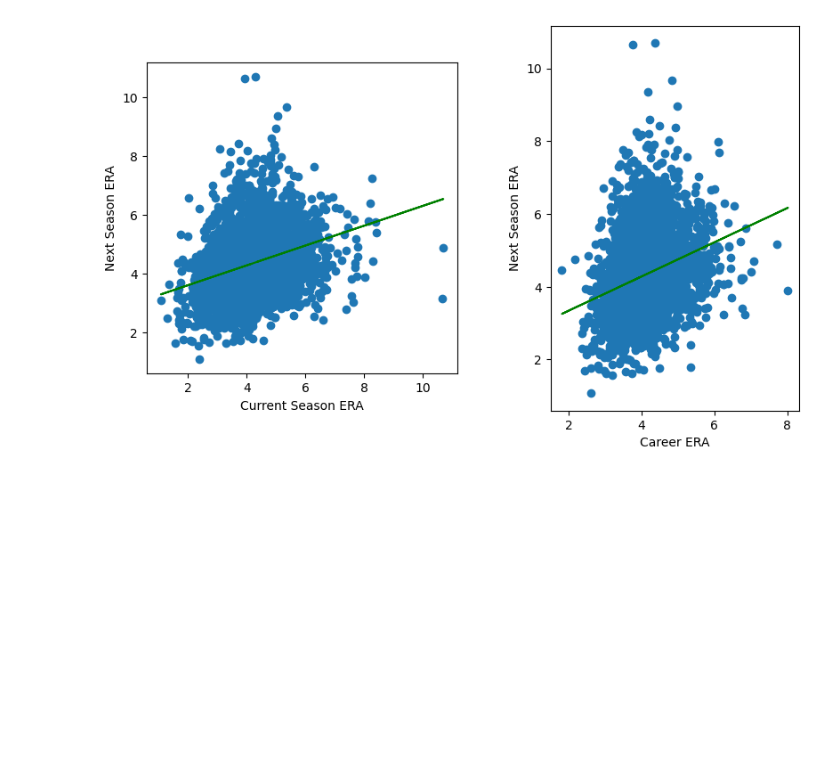
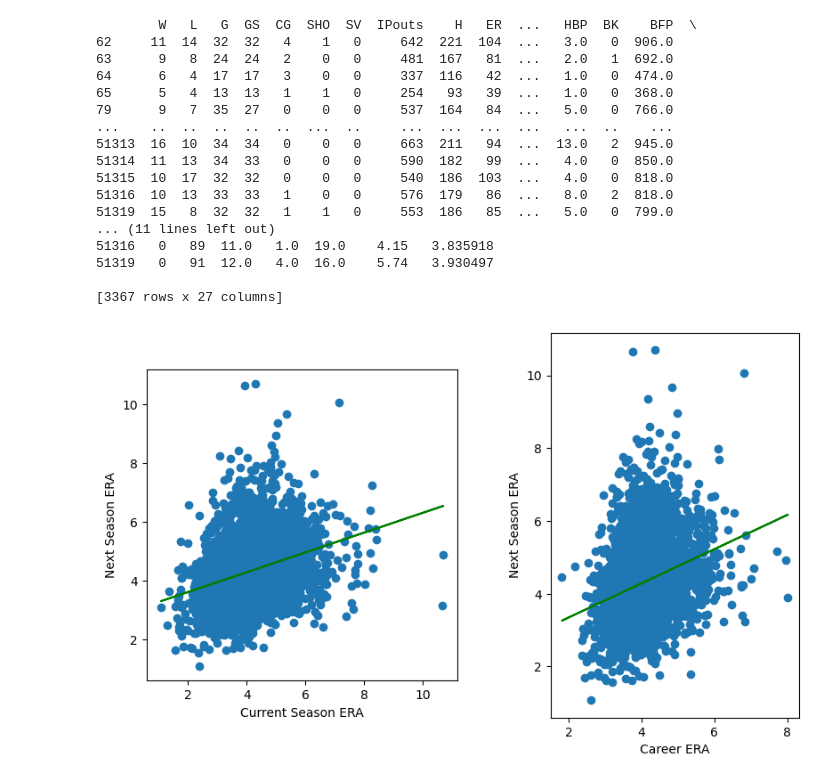
Before and after one commit to irisgant/predict-pitcher-stats, a Jupyter notebook: main.ipynb, the cells around one changed output. Saved outputs shown, nothing was run; the diff lists cells and outputs as text; code cells hidden in the pictures; blank space fills up the shorter version.

```diff
--- a/main.ipynb
+++ b/main.ipynb
@@ -1,20 +1,21 @@
 # %%
+#This project uses Sean Lahman's Baseball Database, which is accessible at https://sabr.org/lahman-database/
+#The data is licensed under a Creative Commons Attribution-ShareAlike 3.0 Unported License. For details see http://creativecommons.org/licenses/by-sa/3.0/
+
 import pandas as pd
 from numpy import NaN
 from numpy.polynomial.polynomial import polyfit
 from sklearn import linear_model, metrics, model_selection
 from matplotlib import pyplot as plt
-from pandas.plotting import scatter_matrix
 
 #read in csv with stats
 df_stats = pd.read_csv('data/Pitching.csv')
-#Older entries don't have IBB, SH, SF, GIDP, so fills these stats in as 0 if not present
-df_stats[['IBB', 'SH', 'SF', 'GIDP']] = df_stats[['IBB', 'SH', 'SF', 'GIDP']].fillna(0)
+#Older entries don't have BAOpp, IBB, SH, SF, GIDP, so fills these stats in as 0 if not present
+df_stats[['BAOpp', 'IBB', 'SH', 'SF', 'GIDP']] = df_stats[['BAOpp', 'IBB', 'SH', 'SF', 'GIDP']].fillna(0)
 #function that finds the ERA that a pitcher pitched the year after the year of the row given, fills with NaN if does not exist
 def find_next_year_era(row, df):
     to_return = df.loc[(df['playerID'] == row['playerID']) & (df['yearID'] == row['yearID'] + 1)]
     if to_return.empty:
-        print(to_return)
         return NaN
     else:
         new_value = to_return.ERA
@@ -32,22 +33,15 @@ recent_data = recent_data.dropna()
 x = recent_data.drop(recent_data.columns[0:5], axis=1)
 #remove new ERA that will be used to evaluate
 x = x.drop(recent_data.columns[30], axis=1)
-print(x)
 y = recent_data[recent_data.columns[30]]
 #split into training and testing data
 x_train, x_test, y_train, y_test = model_selection.train_test_split(x, y, test_size=0.3)
 #Create and train linear regression
-linear_regression_model = linear_model.LinearRegression()
-linear_regression_model.fit(x_train, y_train)
-linear_regression_model_pred = linear_regression_model.predict(x_test)
+model = linear_model.LinearRegression()
+model.fit(x_train, y_train)
+model_pred = model.predict(x_test)
 
-ridge_regression_model = linear_model.Ridge()
-ridge_regression_model.fit(x_train, y_train)
-ridge_regression_model_pred = ridge_regression_model.predict(x_test)
-
-print('linear r-squared: ', metrics.r2_score(y_test, linear_regression_model_pred))
-print('linear MSE: ', metrics.mean_squared_error(y_test, linear_regression_model_pred))
-print('ridge r-squared: ', metrics.r2_score(y_test, ridge_regression_model_pred))
-print('ridge MSE: ', metrics.mean_squared_error(y_test, ridge_regression_model_pred))
+print('linear r-squared: ', metrics.r2_score(y_test, model_pred))
+print('linear MSE: ', metrics.mean_squared_error(y_test, model_pred))
 print('ERA season prior: ', metrics.r2_score(recent_data.newERA, recent_data.ERA))
 # %% [output]
@@ -71,27 +51,43 @@ ERA season prior:  -0.29290742407727
 # %%
+#calculates career ERA. This isn't don't for the training data as doing this for the entire dataset makes the
+#program take 20x as long and doesn't affect the accuracy at all
 def find_career_era(row, df):
     to_return = df.loc[(df['playerID'] == row['playerID']) & (df['yearID'] <= row['yearID'])]
-    if 0 in to_return.ER.values:
-        return NaN
-    else:
-        return to_return.ER.sum() / to_return.IPouts.sum() * 27
+    return to_return.ER.sum() / to_return.IPouts.sum() * 27
 career_stats = recent_data.copy()
 career_stats['careerERA'] = career_stats.apply(find_career_era, axis=1, args=(df_stats,))
-
+career_stats = career_stats.drop(career_stats.columns[0:5], axis=1)
 fig, ax = plt.subplots(1, 2)
 ax[0].set_aspect('equal')
 
-ax[0].scatter(recent_data.ERA, recent_data.newERA)
-b0, m0 = polyfit(recent_data.ERA, recent_data.newERA, 1)
+ax[0].scatter(career_stats.ERA, career_stats.newERA)
+b0, m0 = polyfit(career_stats.ERA, career_stats.newERA, 1)
 ax[0].plot(recent_data.ERA, b0 + m0 * recent_data.ERA, 'g')
 ax[0].set(xlabel='Current Season ERA', ylabel='Next Season ERA')
-ax[1].scatter(recent_data.careerERA, recent_data.newERA)
-b1, m1 = polyfit(recent_data.careerERA, recent_data.newERA, 1)
-ax[1].plot(recent_data.careerERA, b1 + m1 * recent_data.careerERA, 'g')
+ax[1].scatter(career_stats.careerERA, career_stats.newERA)
+b1, m1 = polyfit(career_stats.careerERA, career_stats.newERA, 1)
+ax[1].plot(career_stats.careerERA, b1 + m1 * career_stats.careerERA, 'g')
 ax[1].set(xlabel='Career ERA', ylabel='Next Season ERA')
 ax[1].set_aspect(1, adjustable='box')
 plt.subplots_adjust(left=0.05, right=1.25, bottom=0.05, top=0.95)
 plt.show()
 # %% [output]
+        W   L   G  GS  CG  SHO  SV  IPouts    H   ER  ...   HBP  BK    BFP  \
+62     11  14  32  32   4    1   0     642  221  104  ...   3.0   0  906.0
+63      9   8  24  24   2    0   0     481  167   81  ...   2.0   1  692.0
+64      6   4  17  17   3    0   0     337  116   42  ...   1.0   0  474.0
+65      5   4  13  13   1    1   0     254   93   39  ...   1.0   0  368.0
+79      9   7  35  27   0    0   0     537  164   84  ...   5.0   0  766.0
+...    ..  ..  ..  ..  ..  ...  ..     ...  ...  ...  ...   ...  ..    ...
+51313  16  10  34  34   0    0   0     663  211   94  ...  13.0   2  945.0
+51314  11  13  34  33   0    0   0     590  182   99  ...   4.0   0  850.0
+51315  10  17  32  32   0    0   0     540  186  103  ...   4.0   0  818.0
+51316  10  13  33  33   1    0   0     576  179   86  ...   8.0   2  818.0
+51319  15   8  32  32   1    1   0     553  186   85  ...   5.0   0  799.0
+... (11 lines left out)
+51316   0   89  11.0   1.0  19.0    4.15   3.835918
+51319   0   91  12.0   4.0  16.0    5.74   3.930497
+
+[3367 rows x 27 columns]
-[figure, old version]
+[figure, new version]
 # %%
```
Also changed, not shown: parts of 4 cells of this notebook.
